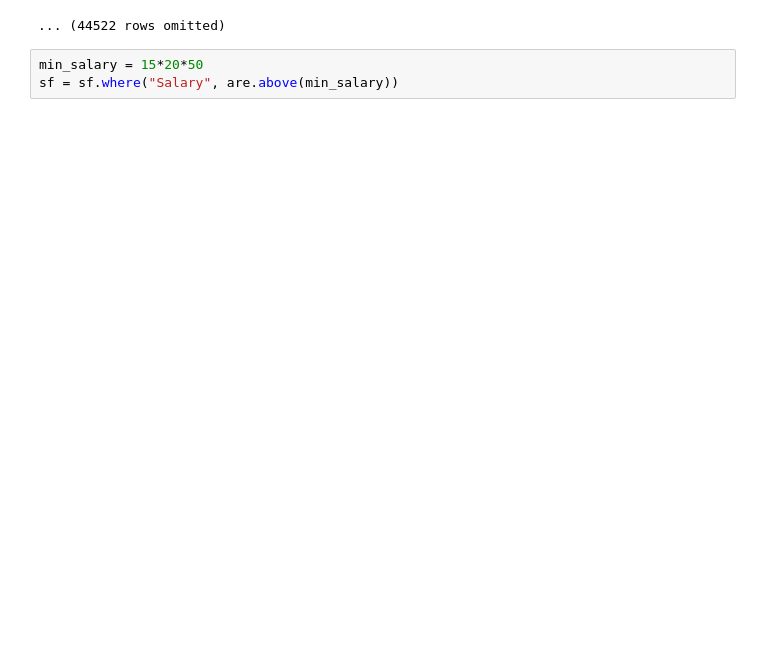
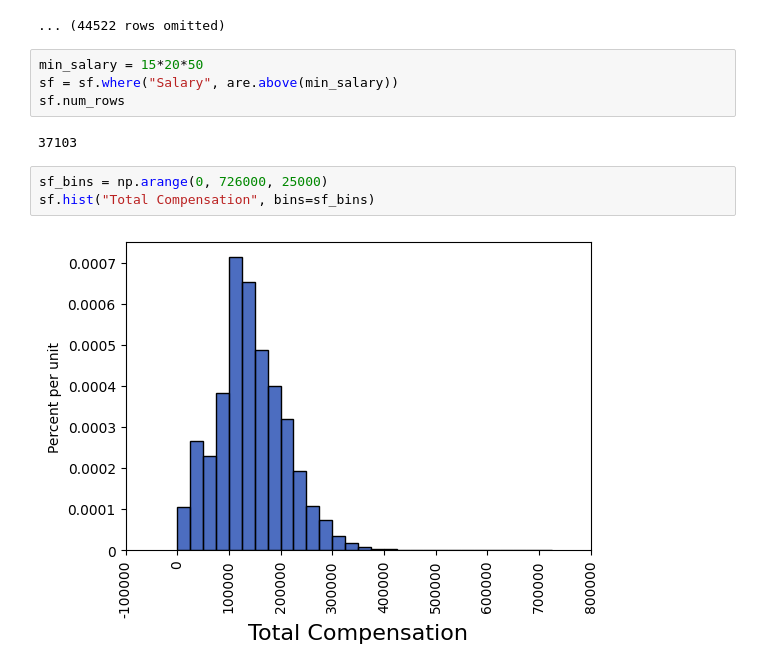
Before and after one commit to lochnes-007/Data8, a Jupyter notebook: 24-InterpretingConfidence.ipynb, the cells around one changed output. Saved outputs shown, nothing was run; the diff lists cells and outputs as text; blank space fills up the shorter version.

```diff
--- a/24-InterpretingConfidence.ipynb
+++ b/24-InterpretingConfidence.ipynb
@@ -17,3 +17,11 @@ sf.show(3)
 # %%
 min_salary = 15*20*50
 sf = sf.where("Salary", are.above(min_salary))
+sf.num_rows
+# %% [output]
+37103
+# %%
+sf_bins = np.arange(0, 726000, 25000)
+sf.hist("Total Compensation", bins=sf_bins)
+# %% [output]
+[figure, added]
```
Also changed, not shown: parts of 11 cells of this notebook, 1 other file.
